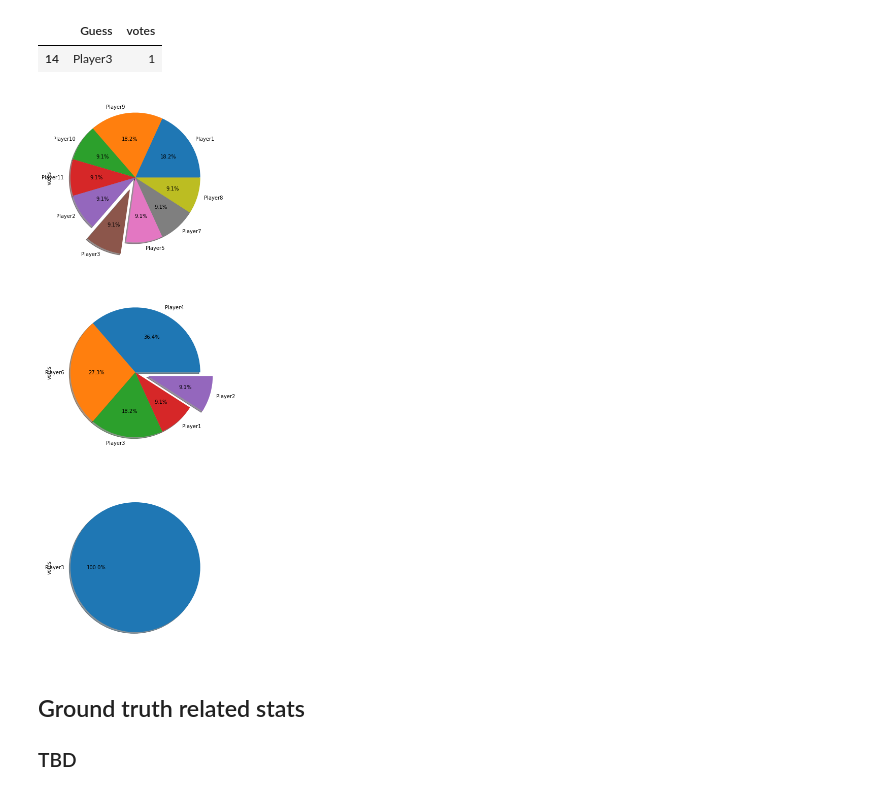
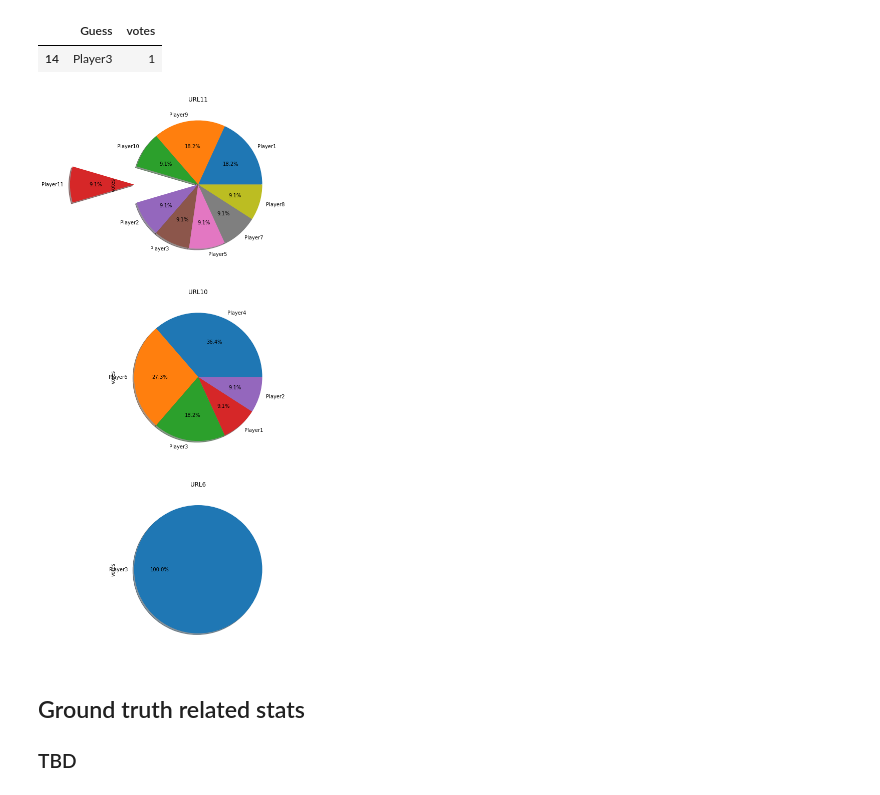
Before and after one commit to NLeSC/balconaz, a Jupyter notebook: notebooks/analysis.ipynb, the cells around one changed output. Drawn from its saved outputs; the diff is of its cells as text; code cells hidden in the pictures.

Commit message:
correct answer explodes, bug fixes

```diff
--- a/notebooks/analysis.ipynb
+++ b/notebooks/analysis.ipynb
@@ -135,18 +127,21 @@ df.loc[:,['Guess','votes']]
 # %%
+#FIXME: position of correct answer
 fig, axes = plt.subplots(len(urls),1,figsize=(30, 20)) #ncols=len(urls)#,)
 #for i,ax in enumerate(axes):
 for i,ax in enumerate(axes):
     url = urls[i]
     temp_df = df_guess.loc[df_guess['Current URL'] == url]
     #explode = [0] * len(players)
-    explode = [0] * len(temp_df.index)
-    my_index = df2_raw[df2_raw['URL'] == url]['Player'].index
-    if my_index[0] < len(explode): explode[my_index[0]] = 0.2 #if noone guessed the right answer
-    temp_df.loc[:,['Guess','votes']].plot.pie(ax=ax,subplots=True,labels = temp_df['Guess'], y='votes', autopct='%1.1f%%',shadow = True,explode=explode);
+    labels = temp_df['Guess']
+    cor_ans = df2_raw[df2_raw['URL'] == url]['Player'].values[0]
+    ind=labels.isin([cor_ans])
+    explode=list(map(int, ind))
+    temp_df.loc[:,['Guess','votes']].plot.pie(ax=ax,subplots=True,labels = labels, y='votes', autopct='%1.1f%%',shadow = True,explode=explode);
     ax.get_legend().remove()
+    ax.set_title(url)
 plt.show()
 # %% [output]
-[figure, old version]
+[figure, new version]
 # %% [markdown]
 ## Ground truth related stats
 
```
Also changed, not shown: parts of 4 cells of this notebook.
